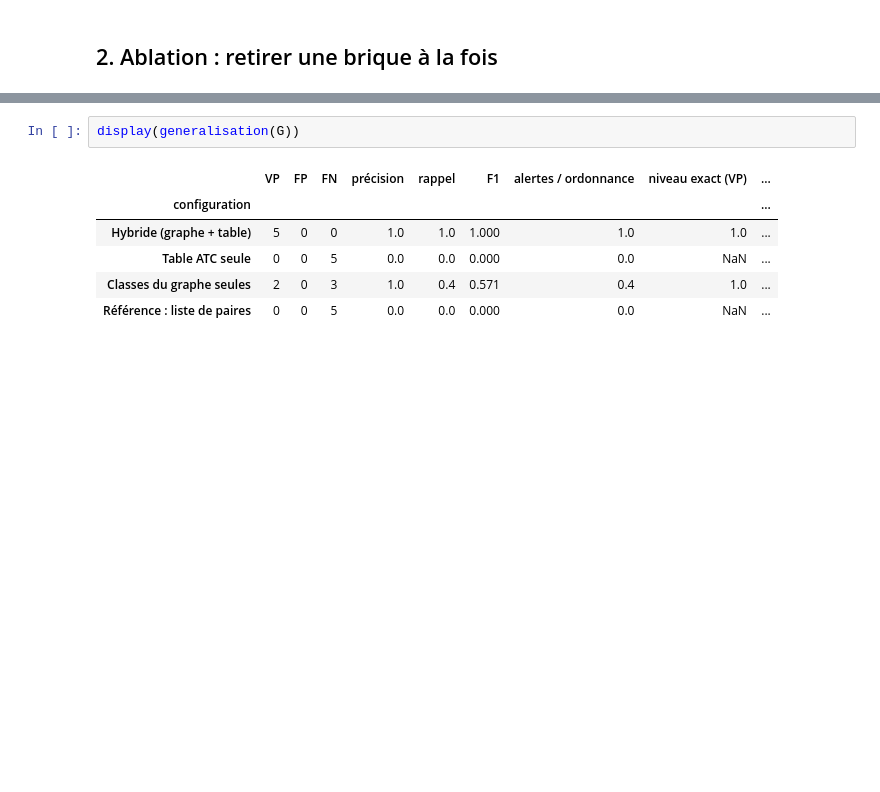
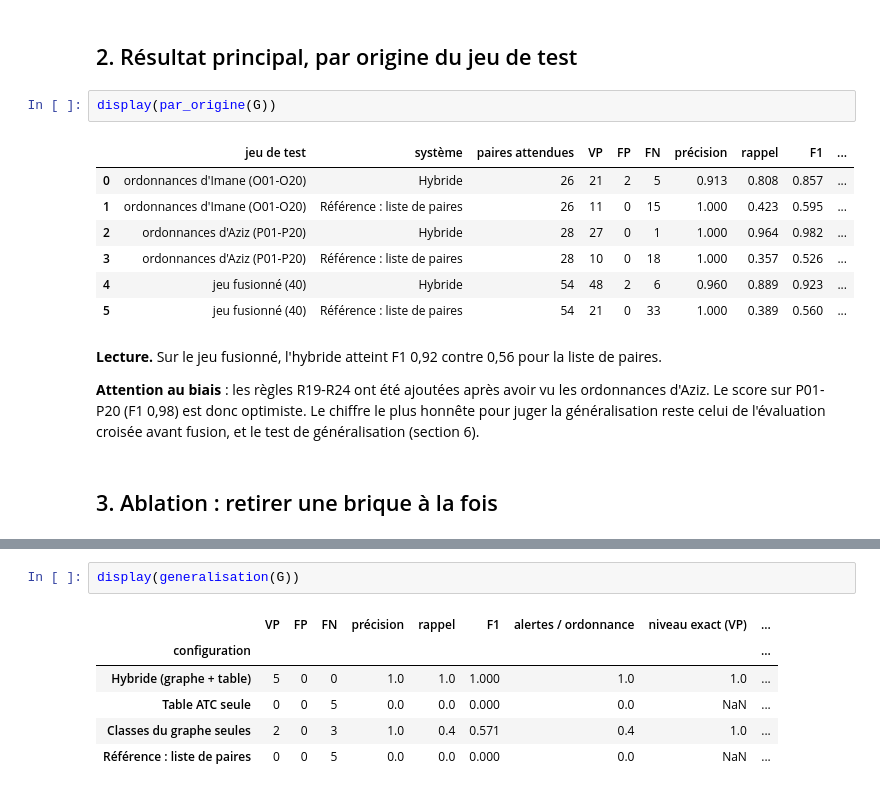
Before and after one commit to Imane-Guihia/Verification-Ordonnance-Hybride, a Jupyter notebook: notebooks/03_evaluation.ipynb, the cells around one changed output, grey strips where cells are left out. Drawn from its saved outputs; the diff is of its cells as text; blank space fills up the shorter version.

```diff
--- a/notebooks/03_evaluation.ipynb
+++ b/notebooks/03_evaluation.ipynb
@@ -45,5 +53,21 @@ display(pd.DataFrame({"Hybride (graphe + règles)": hyb, "Référence : liste de
+# %% [markdown]
+## 2. Résultat principal, par origine du jeu de test
+# %%
+display(par_origine(G))
+# %% [output]
+|  | jeu de test | système | paires attendues | VP | FP | FN | précision | rappel | F1 | ... |
+| 0 | ordonnances d'Imane (O01-O20) | Hybride | 26 | 21 | 2 | 5 | 0.913 | 0.808 | 0.857 | ... |
+| 1 | ordonnances d'Imane (O01-O20) | Référence : liste de paires | 26 | 11 | 0 | 15 | 1.000 | 0.423 | 0.595 | ... |
+| 2 | ordonnances d'Aziz (P01-P20) | Hybride | 28 | 27 | 0 | 1 | 1.000 | 0.964 | 0.982 | ... |
+| 3 | ordonnances d'Aziz (P01-P20) | Référence : liste de paires | 28 | 10 | 0 | 18 | 1.000 | 0.357 | 0.526 | ... |
+| 4 | jeu fusionné (40) | Hybride | 54 | 48 | 2 | 6 | 0.960 | 0.889 | 0.923 | ... |
+| 5 | jeu fusionné (40) | Référence : liste de paires | 54 | 21 | 0 | 33 | 1.000 | 0.389 | 0.560 | ... |
+# %% [markdown]
+**Lecture.** Sur le jeu fusionné, l'hybride atteint F1 0,92 contre 0,56 pour la liste de paires.
+
+**Attention au biais** : les règles R19-R24 ont été ajoutées après avoir vu les ordonnances d'Aziz. Le score sur P01-P20 (F1 0,98) est donc optimiste. Le chiffre le plus honnête pour juger la généralisation reste celui de l'évaluation croisée avant fusion, et le test de généralisation (section 6).
 # %% [markdown]
-## 2. Ablation : retirer une brique à la fois
+## 3. Ablation : retirer une brique à la fois
 # %%
 abl = ablation(G)
 display(abl)
```
Also changed, not shown: parts of 21 cells of this notebook, 15 other files.
